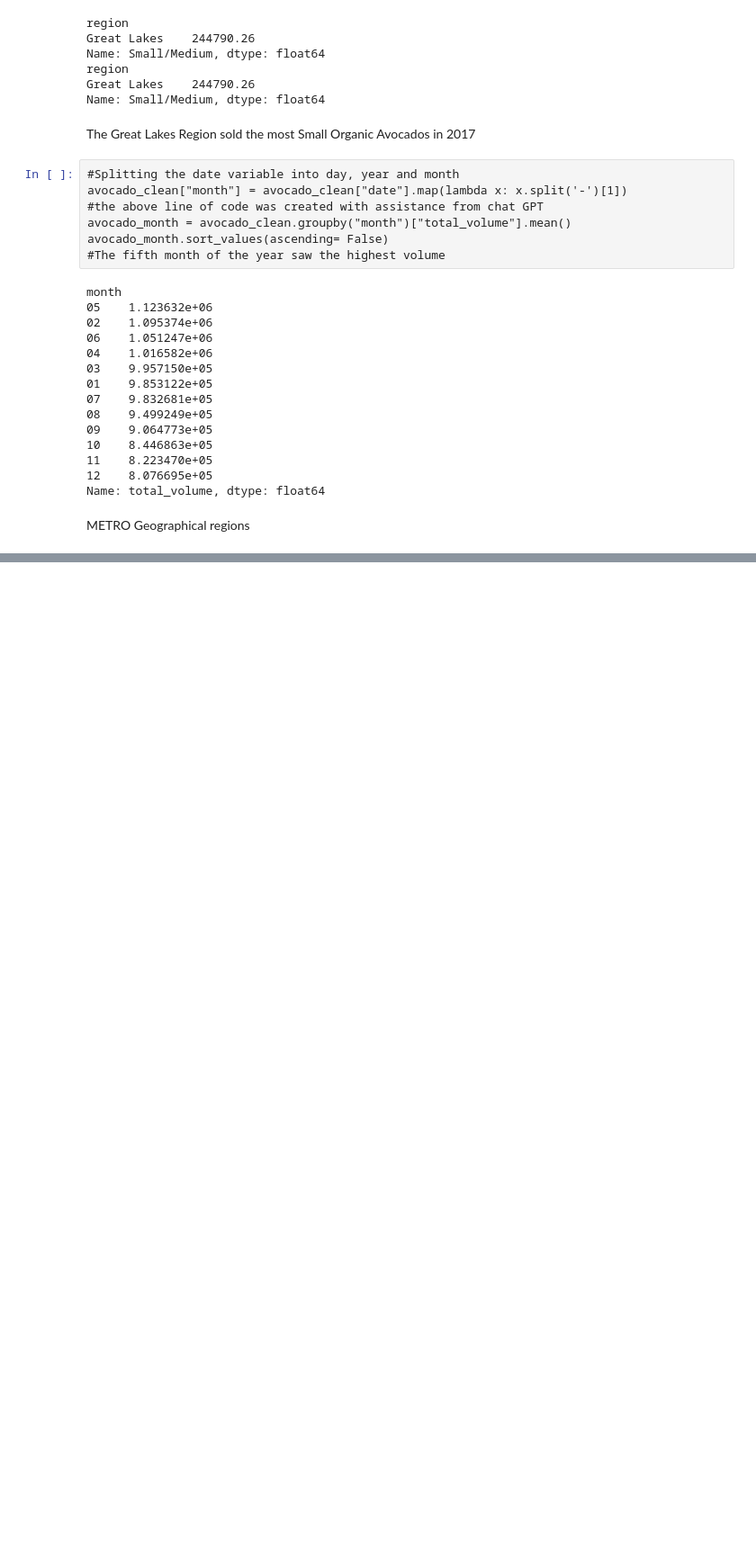
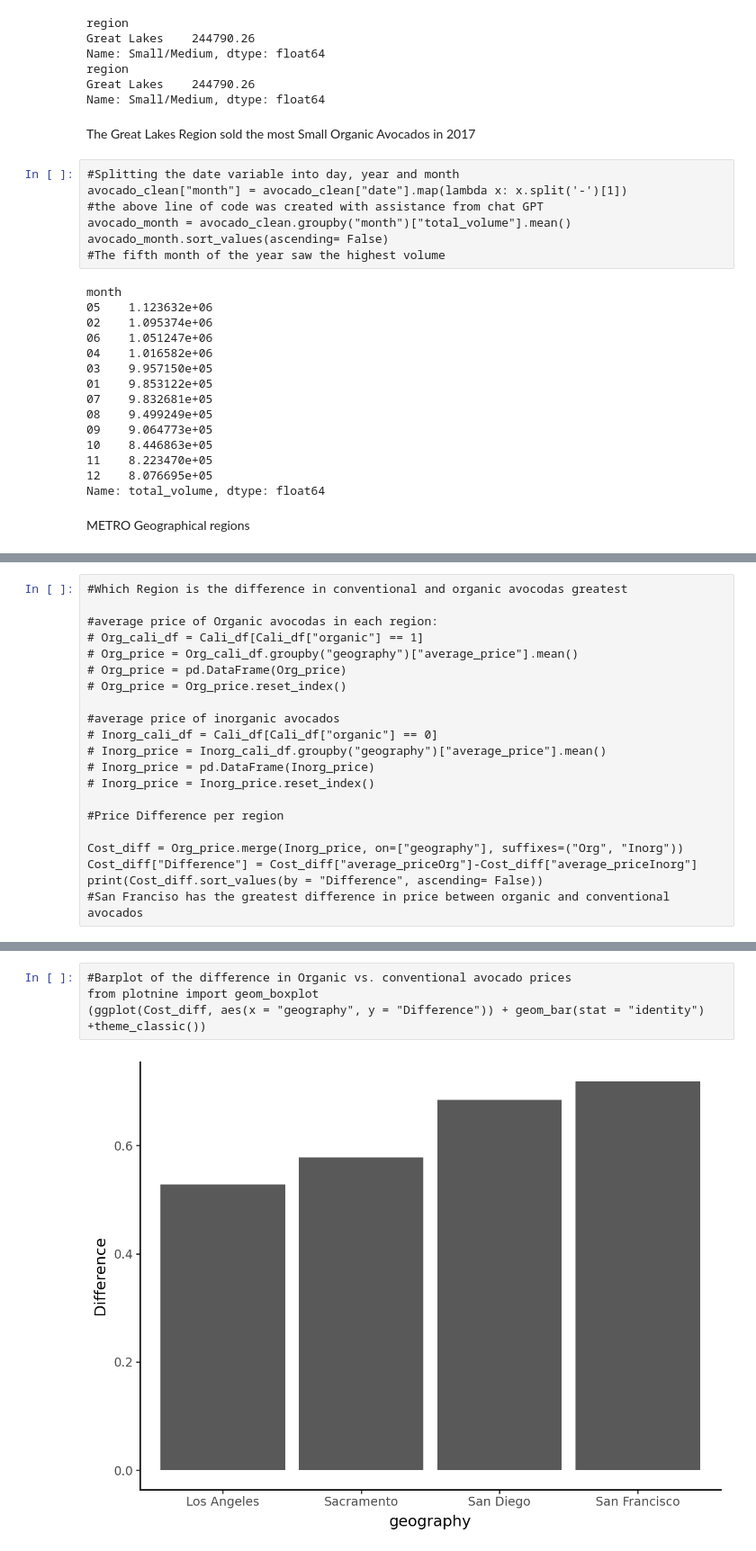
Before and after one commit to davisbove/GSB_544, a Jupyter notebook: Lab_2/Lab_2.ipynb, the cells around one changed output, grey strips where cells are left out. Shown at 90% size. Saved outputs shown, nothing was run; the diff lists cells and outputs as text; blank space fills up the shorter version.

```diff
--- a/Lab_2/Lab_2.ipynb
+++ b/Lab_2/Lab_2.ipynb
@@ -124,0 +180,21 @@ METRO Geographical regions
+# %%
+#Which Region is the difference in conventional and organic avocodas greatest
+
+#average price of Organic avocodas in each region:
+# Org_cali_df = Cali_df[Cali_df["organic"] == 1]
+# Org_price = Org_cali_df.groupby("geography")["average_price"].mean()
+# Org_price = pd.DataFrame(Org_price)
+# Org_price = Org_price.reset_index()
+
+#average price of inorganic avocados
+# Inorg_cali_df = Cali_df[Cali_df["organic"] == 0]
+# Inorg_price = Inorg_cali_df.groupby("geography")["average_price"].mean()
+# Inorg_price = pd.DataFrame(Inorg_price)
+# Inorg_price = Inorg_price.reset_index()
+
+#Price Difference per region
+
+Cost_diff = Org_price.merge(Inorg_price, on=["geography"], suffixes=("Org", "Inorg"))
+Cost_diff["Difference"] = Cost_diff["average_priceOrg"]-Cost_diff["average_priceInorg"]
+print(Cost_diff.sort_values(by = "Difference", ascending= False))
+#San Franciso has the greatest difference in price between organic and conventional avocados
@@ -124,0 +220,6 @@ METRO Geographical regions
+# %%
+#Barplot of the difference in Organic vs. conventional avocado prices
+from plotnine import geom_boxplot
+(ggplot(Cost_diff, aes(x = "geography", y = "Difference")) + geom_bar(stat = "identity") +theme_classic())
+# %% [output]
+[figure, added]
```
Also changed, not shown: parts of 10 cells of this notebook, 1 other file.
